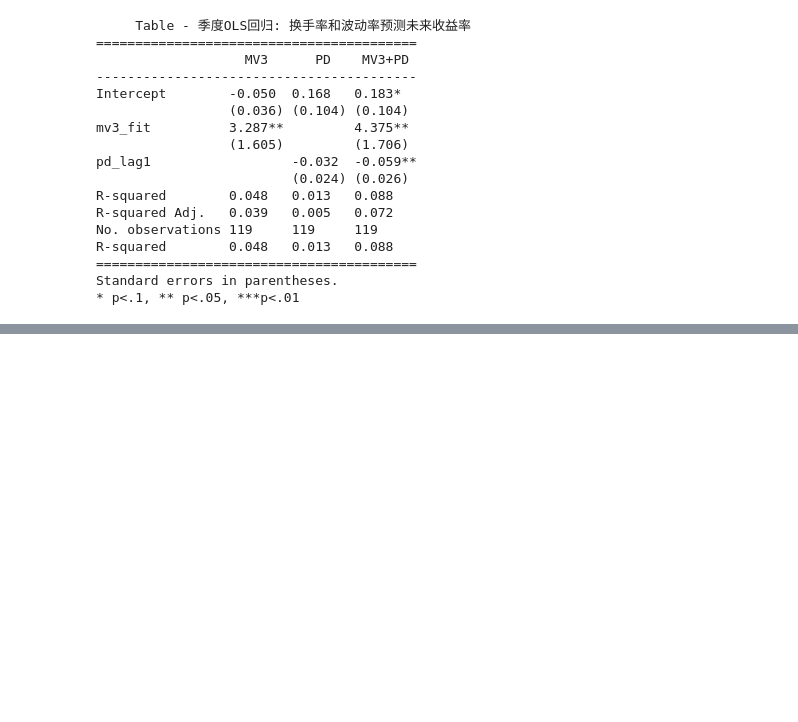
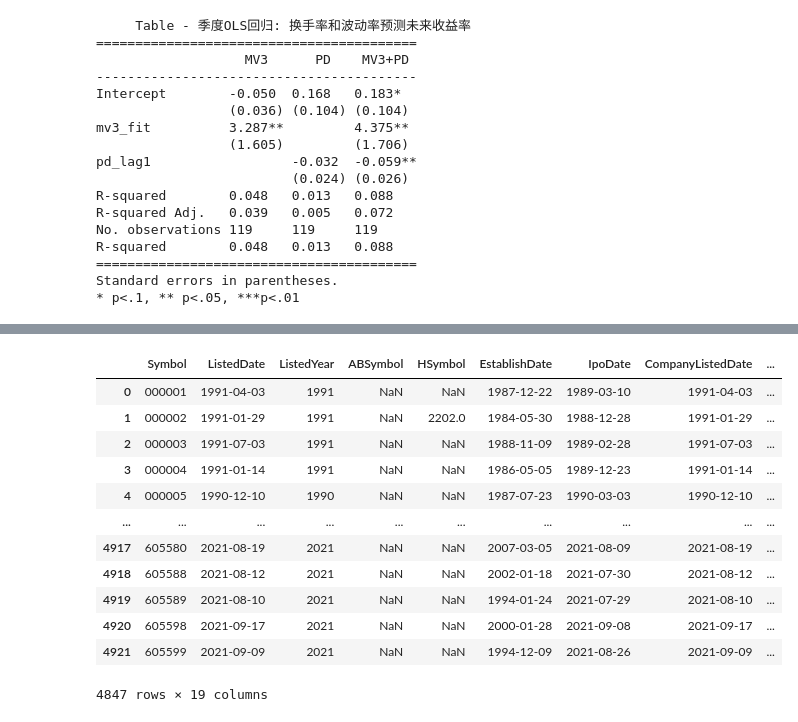
Before and after one commit to chenghang1989/Asset-Pricing-Homework, a Jupyter notebook: Homework1.ipynb, the cells around one changed output, grey strips where cells are left out. Cells and saved outputs as stored; diff of their text form; code cells hidden in the pictures; blank space fills up the shorter version.

```diff
--- a/Homework1.ipynb
+++ b/Homework1.ipynb
@@ -1558,0 +1617,23 @@ Standard errors in parentheses.
+# %%
+IPO['month'] = pd.to_datetime(IPO['ListedDate'],format='%Y-%m-%d').dt.to_period('M')
+IPO['Symbol'] = IPO['Symbol'].astype(str).str.zfill(6)
+IPO = IPO[(IPO['Symbol'].str.startswith('0') |
+           IPO['Symbol'].str.startswith('3') |
+           IPO['Symbol'].str.startswith('6')) &
+          ~(IPO['Symbol'].str.startswith('688') |
+            IPO['Symbol'].str.startswith('689'))]
+IPO
+# %% [output]
+|  | Symbol | ListedDate | ListedYear | ABSymbol | HSymbol | EstablishDate | IpoDate | CompanyListedDate | ... |
+| 0 | 000001 | 1991-04-03 | 1991 | NaN | NaN | 1987-12-22 | 1989-03-10 | 1991-04-03 | ... |
+| 1 | 000002 | 1991-01-29 | 1991 | NaN | 2202.0 | 1984-05-30 | 1988-12-28 | 1991-01-29 | ... |
+| 2 | 000003 | 1991-07-03 | 1991 | NaN | NaN | 1988-11-09 | 1989-02-28 | 1991-07-03 | ... |
+| 3 | 000004 | 1991-01-14 | 1991 | NaN | NaN | 1986-05-05 | 1989-12-23 | 1991-01-14 | ... |
+| 4 | 000005 | 1990-12-10 | 1990 | NaN | NaN | 1987-07-23 | 1990-03-03 | 1990-12-10 | ... |
+| ... | ... | ... | ... | ... | ... | ... | ... | ... | ... |
+| 4917 | 605580 | 2021-08-19 | 2021 | NaN | NaN | 2007-03-05 | 2021-08-09 | 2021-08-19 | ... |
+| 4918 | 605588 | 2021-08-12 | 2021 | NaN | NaN | 2002-01-18 | 2021-07-30 | 2021-08-12 | ... |
+| 4919 | 605589 | 2021-08-10 | 2021 | NaN | NaN | 1994-01-24 | 2021-07-29 | 2021-08-10 | ... |
+| 4920 | 605598 | 2021-09-17 | 2021 | NaN | NaN | 2000-01-28 | 2021-09-08 | 2021-09-17 | ... |
+| 4921 | 605599 | 2021-09-09 | 2021 | NaN | NaN | 1994-12-09 | 2021-08-26 | 2021-09-09 | ... |
+4847 rows × 19 columns
```
Also changed, not shown: parts of 17 cells of this notebook, 3 other files.
